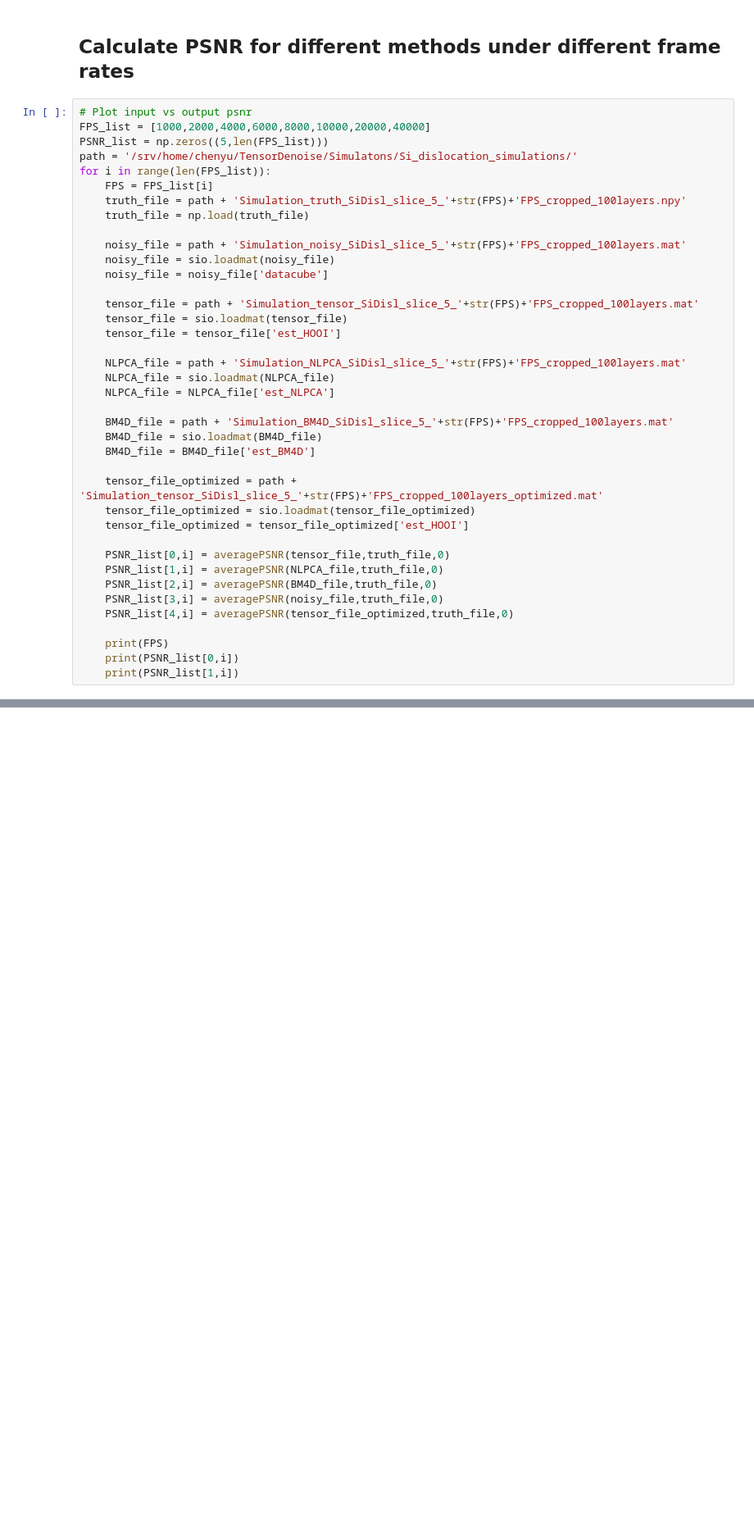
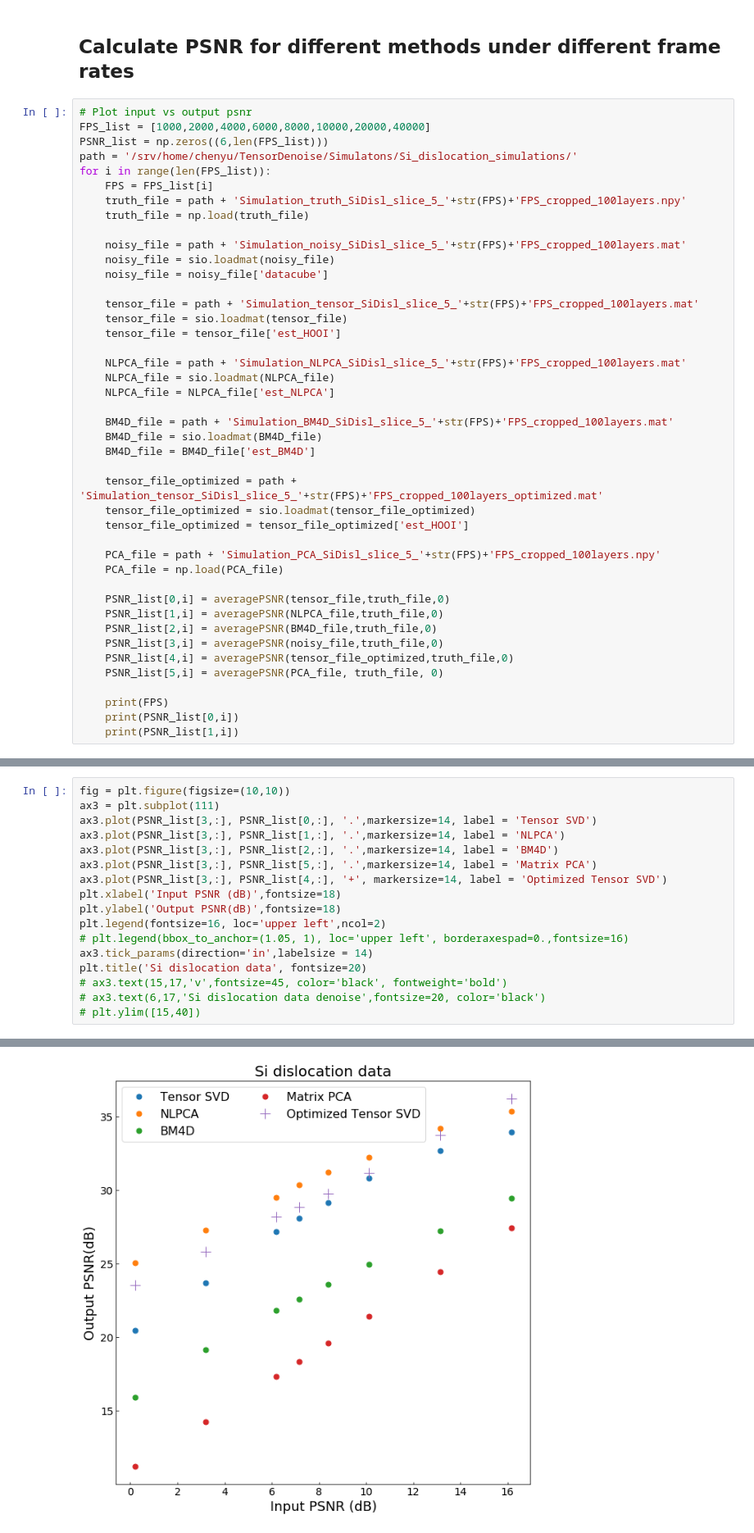
Before and after one commit to CY-Zhang/PyProcessingCodes, a Jupyter notebook: TensorDenoise/VisulizeResult_DenoiseMethodsComparison.ipynb, the cells around one changed output, grey strips where cells are left out. Shown at 82% size. Saved outputs shown, nothing was run; the diff lists cells and outputs as text; blank space fills up the shorter version.

```diff
--- a/TensorDenoise/VisulizeResult_DenoiseMethodsComparison.ipynb
+++ b/TensorDenoise/VisulizeResult_DenoiseMethodsComparison.ipynb
@@ -228,7 +228,7 @@ BM4D_denoised = BM4D_denoised['est_BM4D']
 # %%
 # Plot input vs output psnr
 FPS_list = [1000,2000,4000,6000,8000,10000,20000,40000]
-PSNR_list = np.zeros((5,len(FPS_list)))
+PSNR_list = np.zeros((6,len(FPS_list)))
 path = '/srv/home/chenyu/TensorDenoise/Simulatons/Si_dislocation_simulations/'
 for i in range(len(FPS_list)):
     FPS = FPS_list[i]
@@ -255,11 +255,15 @@ for i in range(len(FPS_list)):
     tensor_file_optimized = sio.loadmat(tensor_file_optimized)
     tensor_file_optimized = tensor_file_optimized['est_HOOI']
 
+    PCA_file = path + 'Simulation_PCA_SiDisl_slice_5_'+str(FPS)+'FPS_cropped_100layers.npy'
+    PCA_file = np.load(PCA_file)
+
     PSNR_list[0,i] = averagePSNR(tensor_file,truth_file,0)
     PSNR_list[1,i] = averagePSNR(NLPCA_file,truth_file,0)
     PSNR_list[2,i] = averagePSNR(BM4D_file,truth_file,0)
     PSNR_list[3,i] = averagePSNR(noisy_file,truth_file,0)
     PSNR_list[4,i] = averagePSNR(tensor_file_optimized,truth_file,0)
+    PSNR_list[5,i] = averagePSNR(PCA_file, truth_file, 0)
 
     print(FPS)
     print(PSNR_list[0,i])
@@ -282,3 +286,21 @@ for i in range(len(FPS_list)):
 40000
 20.459367457249343
 25.06292065899527
+# %%
+fig = plt.figure(figsize=(10,10))
+ax3 = plt.subplot(111)
+ax3.plot(PSNR_list[3,:], PSNR_list[0,:], '.',markersize=14, label = 'Tensor SVD')
+ax3.plot(PSNR_list[3,:], PSNR_list[1,:], '.',markersize=14, label = 'NLPCA')
+ax3.plot(PSNR_list[3,:], PSNR_list[2,:], '.',markersize=14, label = 'BM4D')
+ax3.plot(PSNR_list[3,:], PSNR_list[5,:], '.',markersize=14, label = 'Matrix PCA')
+ax3.plot(PSNR_list[3,:], PSNR_list[4,:], '+', markersize=14, label = 'Optimized Tensor SVD')
+plt.xlabel('Input PSNR (dB)',fontsize=18)
+plt.ylabel('Output PSNR(dB)',fontsize=18)
+plt.legend(fontsize=16, loc='upper left',ncol=2)
+# plt.legend(bbox_to_anchor=(1.05, 1), loc='upper left', borderaxespad=0.,fontsize=16)
+ax3.tick_params(direction='in',labelsize = 14)
+plt.title('Si dislocation data', fontsize=20)
+# ax3.text(15,17,'v',fontsize=45, color='black', fontweight='bold')
+# ax3.text(6,17,'Si dislocation data denoise',fontsize=20, color='black')
+# plt.ylim([15,40])
+# %% [output]
@@ -285,3 +308,4 @@ for i in range(len(FPS_list)):
+[figure, added]
 # %%
 # overall plot
 fig = plt.figure(figsize=(20,12))
```
Also changed, not shown: parts of 1 cell of this notebook, 10 other files.
